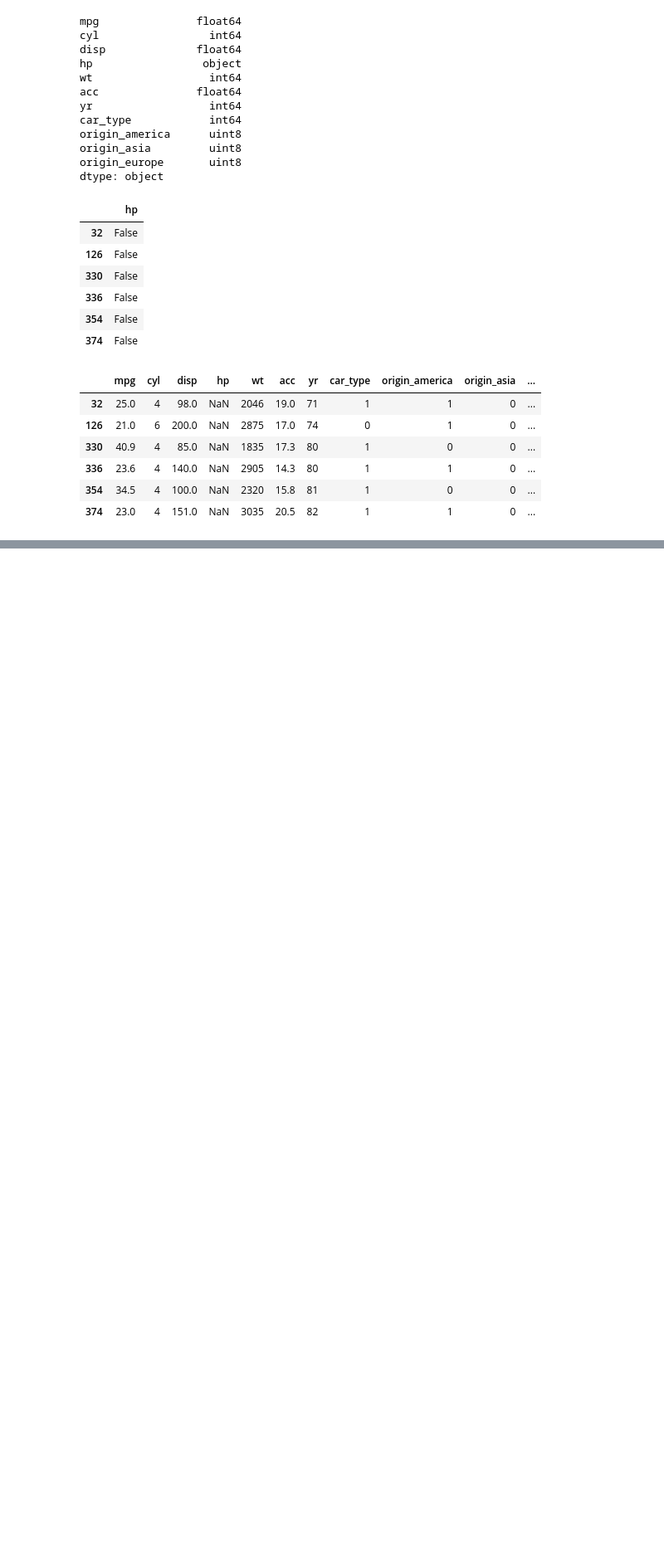
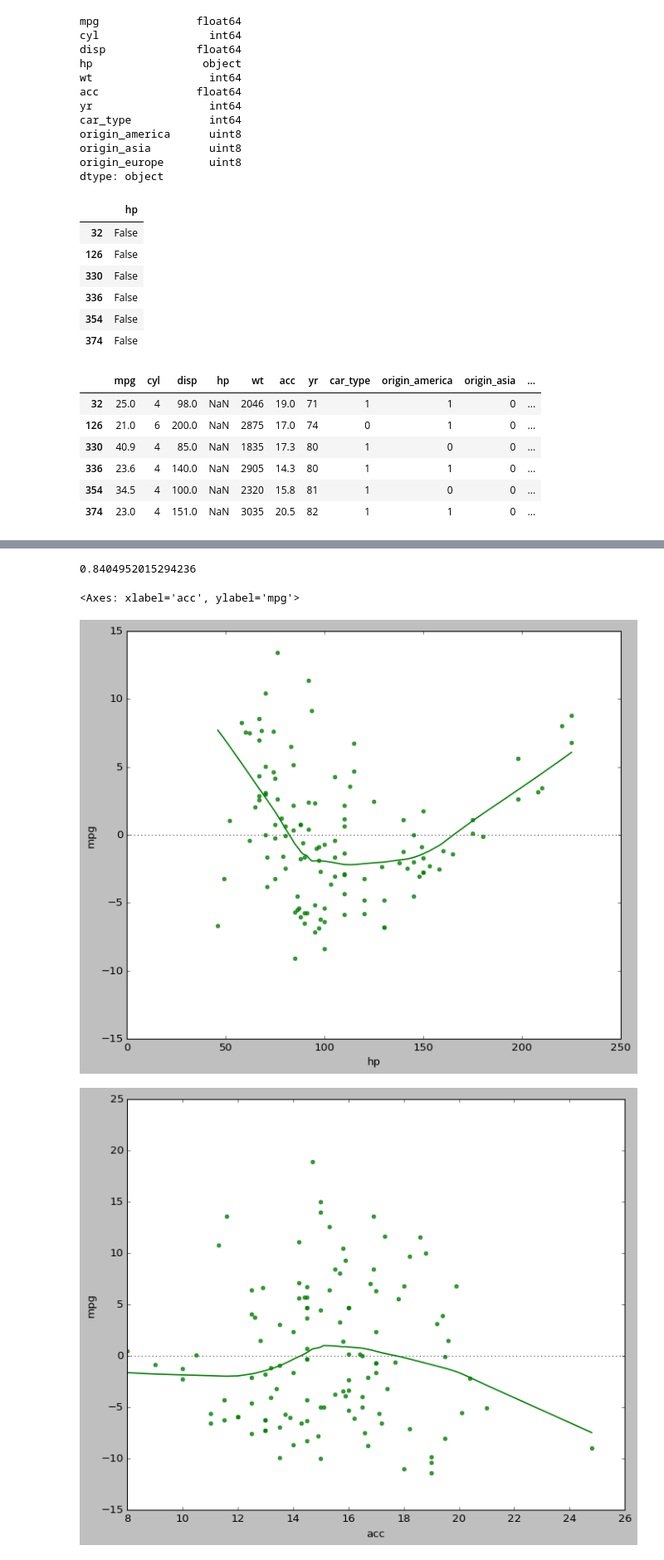
Before and after one commit to mansi104-ai/extra_regressions, a Jupyter notebook: extra_regressions/full model (auto_car.mpg)/Untitled-1.ipynb, the cells around one changed output, grey strips where cells are left out. Shown: that part at 83% size. Drawn from its saved outputs; the diff is of its cells as text; code cells hidden in the pictures; blank space fills up the shorter version.

```diff
--- a/extra_regressions/full model (auto_car.mpg)/Untitled-1.ipynb
+++ b/extra_regressions/full model (auto_car.mpg)/Untitled-1.ipynb
@@ -141,0 +220,9 @@ mpg_df[mpg_df.isnull().any(axis=1)]
+# %%
+#copy all the predictor varibles into X dataframe . Since 'mpg' varibale is
+#dependent so drop it
+
+X= mpg_df.drop('mpg' , axis =1)
+X = X.drop({'origin_america', 'origin_asia', 'origin_europe'}, axis =1)
+
+#copy  the 'mpg'column alone into y dataframe . This is the dependent variable
+y= mpg_df[['mpg']]
@@ -141,0 +234,4 @@ mpg_df[mpg_df.isnull().any(axis=1)]
+# %%
+#split X and Y into traing and test set into 75:25 ratio
+
+X_train, X_test , Y_train, Y_test = train_test_split(X, y, test_size= 0.30 , random_state= 1)
@@ -141,0 +269,19 @@ mpg_df[mpg_df.isnull().any(axis=1)]
+# %%
+#model score  - R2 or coeff of determinant
+# R^2 = 1 - RSS/TSS  = RegErr /TSS
+
+regressor.score(X_test , Y_test)
+# %% [output]
+0.8404952015294236
+# %%
+#is ols a good model ? should we be building a simple linear model? checkthe residplot for both cases
+
+fig= plt.figure(figsize=(10,8))
+sns.residplot(x=X_test['hp'],  y=Y_test['mpg'], color= 'green', lowess=True)
+
+fig= plt.figure(figsize=(10,8))
+sns.residplot(x=X_test['acc'], y=Y_test['mpg'], color= 'green', lowess= True)
+# %% [output]
+<Axes: xlabel='acc', ylabel='mpg'>
+[figure, added]
+[figure, added]
```
Also changed, not shown: parts of 25 cells of this notebook.
